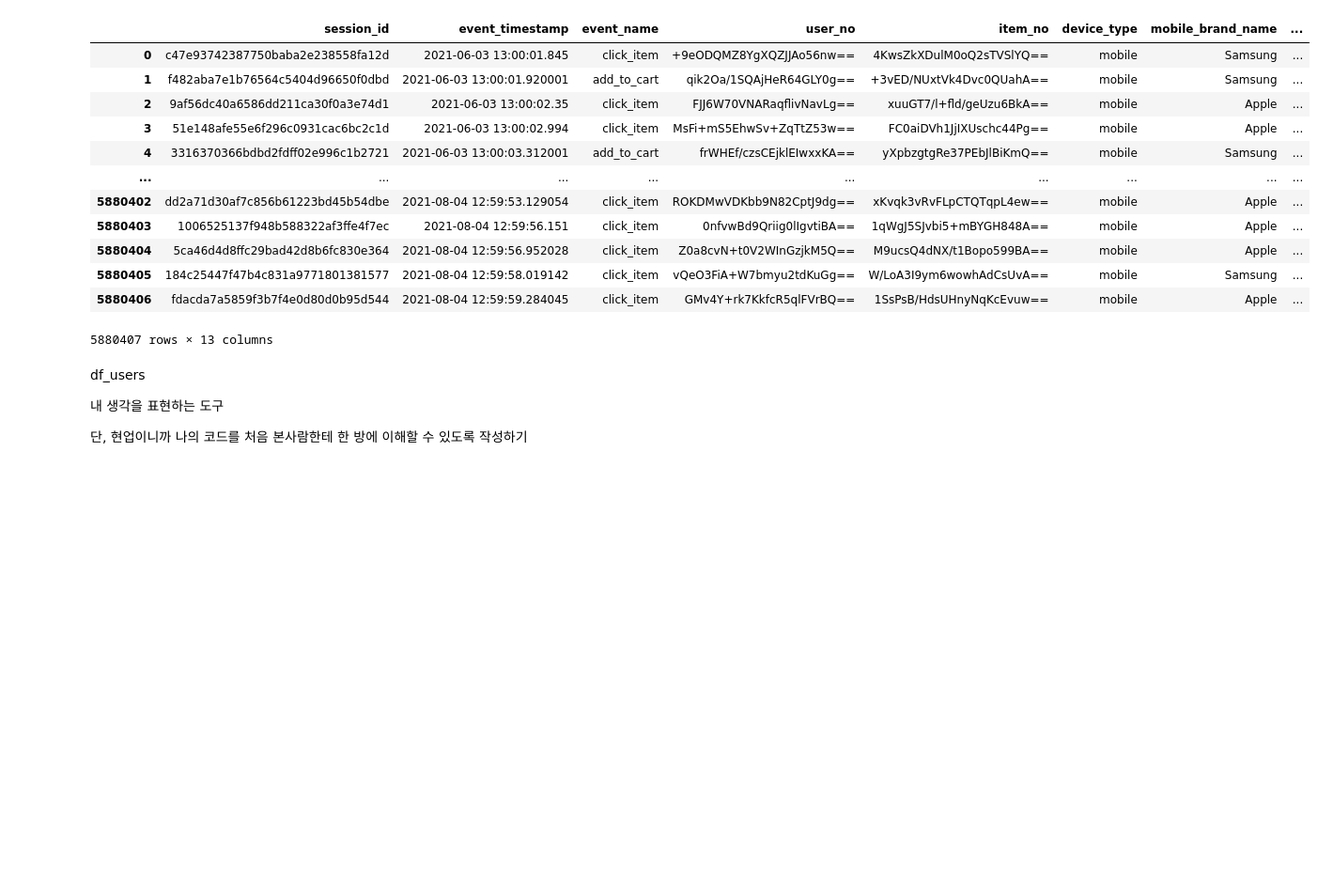
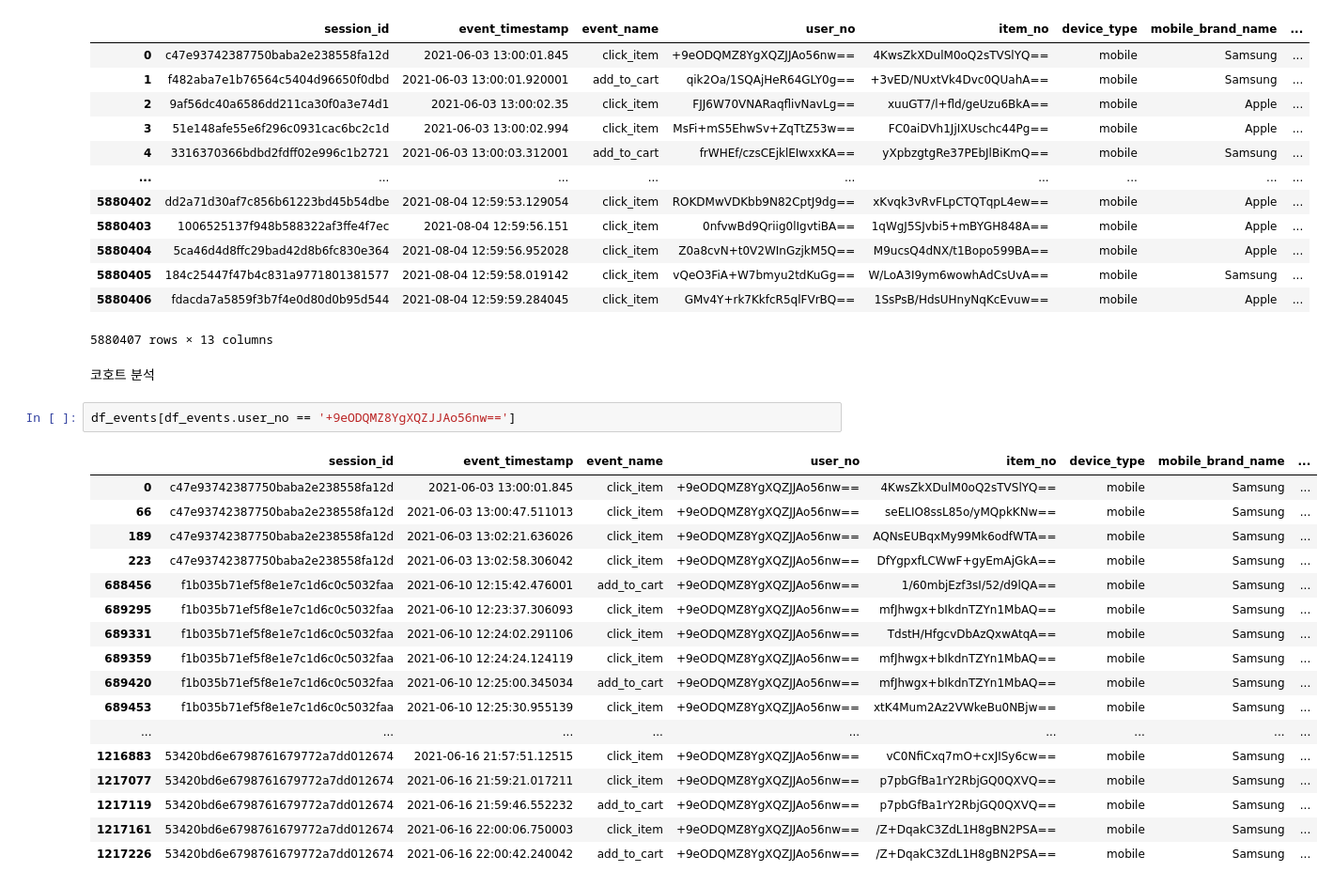
Before and after one commit to whatsasolo/eCommerce_PTJ, a Jupyter notebook: main.ipynb, the cells around one changed output. Shown: that part at 94% size. Drawn from its saved outputs; the diff is of its cells as text; blank space fills up the shorter version.

```diff
--- a/main.ipynb
+++ b/main.ipynb
@@ -155,9 +155,25 @@ df_events
 | 5880405 | 184c25447f47b4c831a9771801381577 | 2021-08-04 12:59:58.019142 | click_item | vQeO3FiA+W7bmyu2tdKuGg== | W/LoA3I9ym6wowhAdCsUvA== | mobile | Samsung | ... |
 | 5880406 | fdacda7a5859f3b7f4e0d80d0b95d544 | 2021-08-04 12:59:59.284045 | click_item | GMv4Y+rk7KkfcR5qlFVrBQ== | 1SsPsB/HdsUHnyNqKcEvuw== | mobile | Apple | ... |
 5880407 rows × 13 columns
-# %% [markdown]
-df_users <br>
-
-내 생각을 표현하는 도구 <br>
-
-단, 현업이니까 나의 코드를 처음 본사람한테 한 방에 이해할 수 있도록 작성하기
+# %% [markdown]
+코호트 분석
+# %%
+df_events[df_events.user_no == '+9eODQMZ8YgXQZJJAo56nw==']
+# %% [output]
+|  | session_id | event_timestamp | event_name | user_no | item_no | device_type | mobile_brand_name | ... |
+| 0 | c47e93742387750baba2e238558fa12d | 2021-06-03 13:00:01.845 | click_item | +9eODQMZ8YgXQZJJAo56nw== | 4KwsZkXDulM0oQ2sTVSlYQ== | mobile | Samsung | ... |
+| 66 | c47e93742387750baba2e238558fa12d | 2021-06-03 13:00:47.511013 | click_item | +9eODQMZ8YgXQZJJAo56nw== | seELIO8ssL85o/yMQpkKNw== | mobile | Samsung | ... |
+| 189 | c47e93742387750baba2e238558fa12d | 2021-06-03 13:02:21.636026 | click_item | +9eODQMZ8YgXQZJJAo56nw== | AQNsEUBqxMy99Mk6odfWTA== | mobile | Samsung | ... |
+| 223 | c47e93742387750baba2e238558fa12d | 2021-06-03 13:02:58.306042 | click_item | +9eODQMZ8YgXQZJJAo56nw== | DfYgpxfLCWwF+gyEmAjGkA== | mobile | Samsung | ... |
+| 688456 | f1b035b71ef5f8e1e7c1d6c0c5032faa | 2021-06-10 12:15:42.476001 | add_to_cart | +9eODQMZ8YgXQZJJAo56nw== | 1/60mbjEzf3sI/52/d9lQA== | mobile | Samsung | ... |
+| 689295 | f1b035b71ef5f8e1e7c1d6c0c5032faa | 2021-06-10 12:23:37.306093 | click_item | +9eODQMZ8YgXQZJJAo56nw== | mfJhwgx+bIkdnTZYn1MbAQ== | mobile | Samsung | ... |
+| 689331 | f1b035b71ef5f8e1e7c1d6c0c5032faa | 2021-06-10 12:24:02.291106 | click_item | +9eODQMZ8YgXQZJJAo56nw== | TdstH/HfgcvDbAzQxwAtqA== | mobile | Samsung | ... |
+| 689359 | f1b035b71ef5f8e1e7c1d6c0c5032faa | 2021-06-10 12:24:24.124119 | click_item | +9eODQMZ8YgXQZJJAo56nw== | mfJhwgx+bIkdnTZYn1MbAQ== | mobile | Samsung | ... |
+| 689420 | f1b035b71ef5f8e1e7c1d6c0c5032faa | 2021-06-10 12:25:00.345034 | add_to_cart | +9eODQMZ8YgXQZJJAo56nw== | mfJhwgx+bIkdnTZYn1MbAQ== | mobile | Samsung | ... |
+| 689453 | f1b035b71ef5f8e1e7c1d6c0c5032faa | 2021-06-10 12:25:30.955139 | click_item | +9eODQMZ8YgXQZJJAo56nw== | xtK4Mum2Az2VWkeBu0NBjw== | mobile | Samsung | ... |
+| ... | ... | ... | ... | ... | ... | ... | ... | ... |
+| 1216883 | 53420bd6e6798761679772a7dd012674 | 2021-06-16 21:57:51.12515 | click_item | +9eODQMZ8YgXQZJJAo56nw== | vC0NfiCxq7mO+cxJISy6cw== | mobile | Samsung | ... |
+| 1217077 | 53420bd6e6798761679772a7dd012674 | 2021-06-16 21:59:21.017211 | click_item | +9eODQMZ8YgXQZJJAo56nw== | p7pbGfBa1rY2RbjGQ0QXVQ== | mobile | Samsung | ... |
+| 1217119 | 53420bd6e6798761679772a7dd012674 | 2021-06-16 21:59:46.552232 | add_to_cart | +9eODQMZ8YgXQZJJAo56nw== | p7pbGfBa1rY2RbjGQ0QXVQ== | mobile | Samsung | ... |
+| 1217161 | 53420bd6e6798761679772a7dd012674 | 2021-06-16 22:00:06.750003 | click_item | +9eODQMZ8YgXQZJJAo56nw== | /Z+DqakC3ZdL1H8gBN2PSA== | mobile | Samsung | ... |
+| 1217226 | 53420bd6e6798761679772a7dd012674 | 2021-06-16 22:00:42.240042 | add_to_cart | +9eODQMZ8YgXQZJJAo56nw== | /Z+DqakC3ZdL1H8gBN2PSA== | mobile | Samsung | ... |
```
Also changed, not shown: parts of 3 cells of this notebook.
